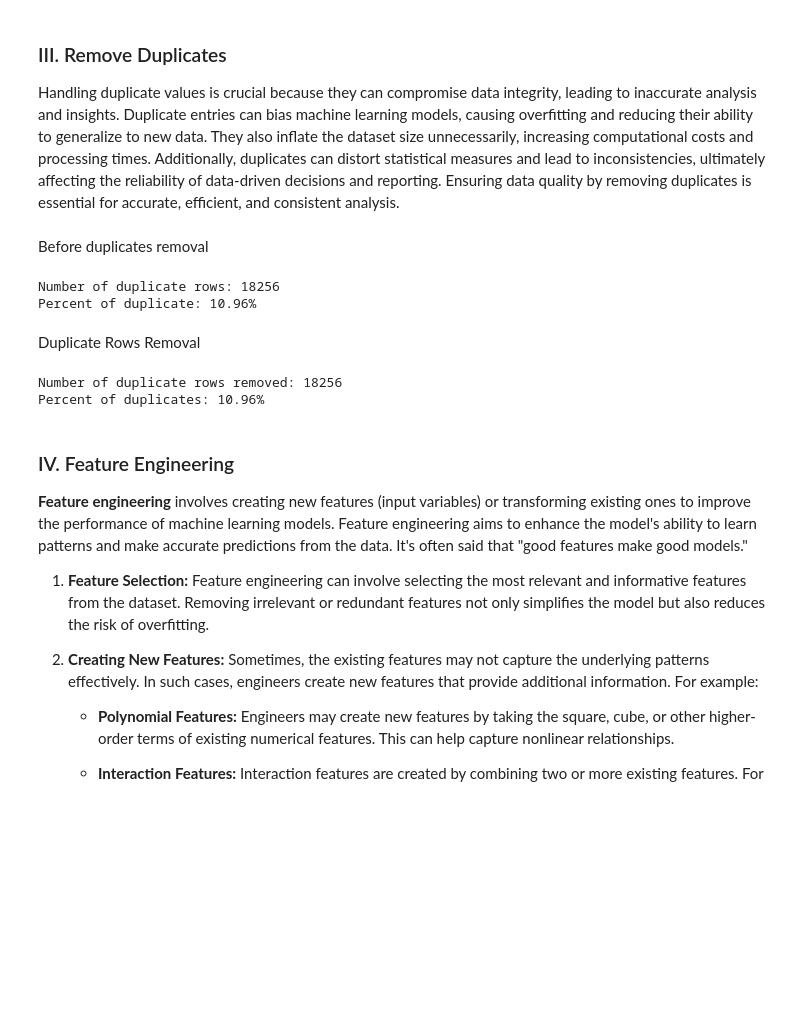
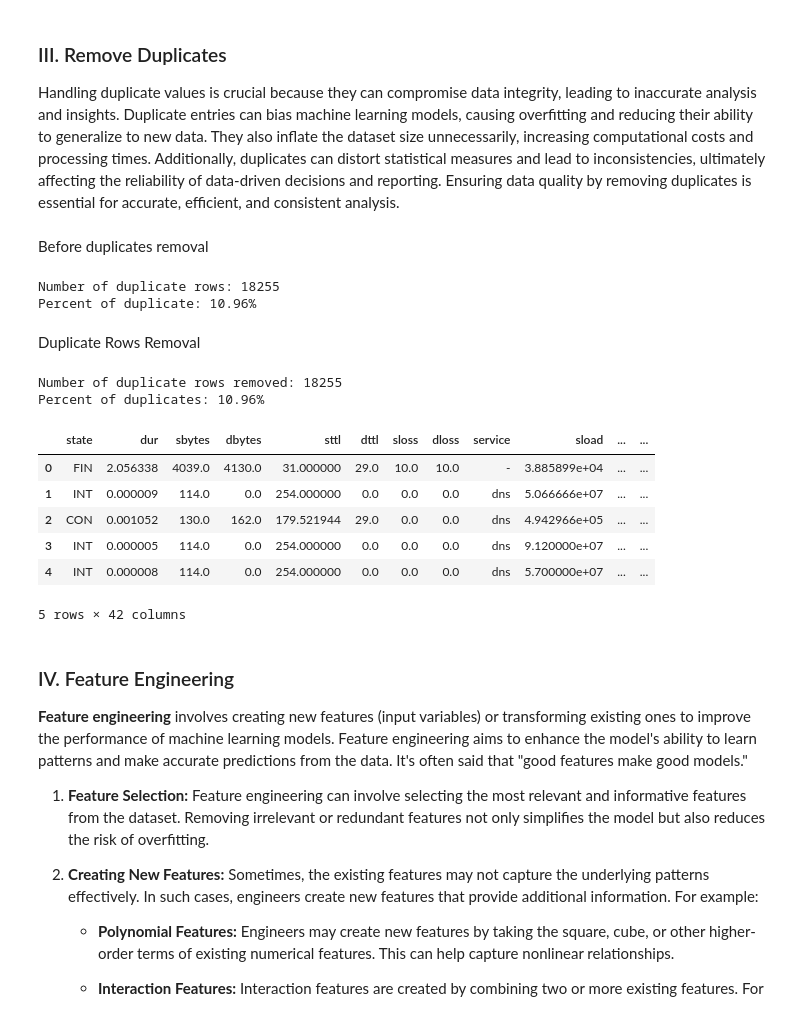
Before and after one commit to FedrianzD/Tubes-2-AI, a Jupyter notebook: src/modeling.ipynb, the cells around one changed output. Cells and saved outputs as stored; diff of their text form; code cells hidden in the pictures; blank space fills up the shorter version.

```diff
--- a/src/modeling.ipynb
+++ b/src/modeling.ipynb
@@ -557,24 +557,32 @@ Handling duplicate values is crucial because they can compromise data integrity,
 # %%
 num_duplicates = df.duplicated().sum()
 print_markdown("Before duplicates removal")
 print(f"Number of duplicate rows: {num_duplicates}")
 print(f"Percent of duplicate: {num_duplicates/len(df)*100:.2f}%")
 
 df_cleaned = df.drop_duplicates().reset_index(drop=True)
 
 num_duplicates = len(df) - len(df_cleaned)
 print_markdown("Duplicate Rows Removal")
 print(f"Number of duplicate rows removed: {num_duplicates}")
 print(f"Percent of duplicates: {num_duplicates/len(df)*100:.2f}%")
 
 df = df_cleaned
+df.head()
 # %% [output]
 Before duplicates removal
-Number of duplicate rows: 18256
+Number of duplicate rows: 18255
 Percent of duplicate: 10.96%
 Duplicate Rows Removal
-Number of duplicate rows removed: 18256
+Number of duplicate rows removed: 18255
 Percent of duplicates: 10.96%
+|  | state | dur | sbytes | dbytes | sttl | dttl | sloss | dloss | service | sload | ... | ... |
+| 0 | FIN | 2.056338 | 4039.0 | 4130.0 | 31.000000 | 29.0 | 10.0 | 10.0 | - | 3.885899e+04 | ... | ... |
+| 1 | INT | 0.000009 | 114.0 | 0.0 | 254.000000 | 0.0 | 0.0 | 0.0 | dns | 5.066666e+07 | ... | ... |
+| 2 | CON | 0.001052 | 130.0 | 162.0 | 179.521944 | 29.0 | 0.0 | 0.0 | dns | 4.942966e+05 | ... | ... |
+| 3 | INT | 0.000005 | 114.0 | 0.0 | 254.000000 | 0.0 | 0.0 | 0.0 | dns | 9.120000e+07 | ... | ... |
+| 4 | INT | 0.000008 | 114.0 | 0.0 | 254.000000 | 0.0 | 0.0 | 0.0 | dns | 5.700000e+07 | ... | ... |
+5 rows × 42 columns
 # %% [markdown]
    ### IV. Feature Engineering
 
```
Also changed, not shown: parts of 16 cells of this notebook.
